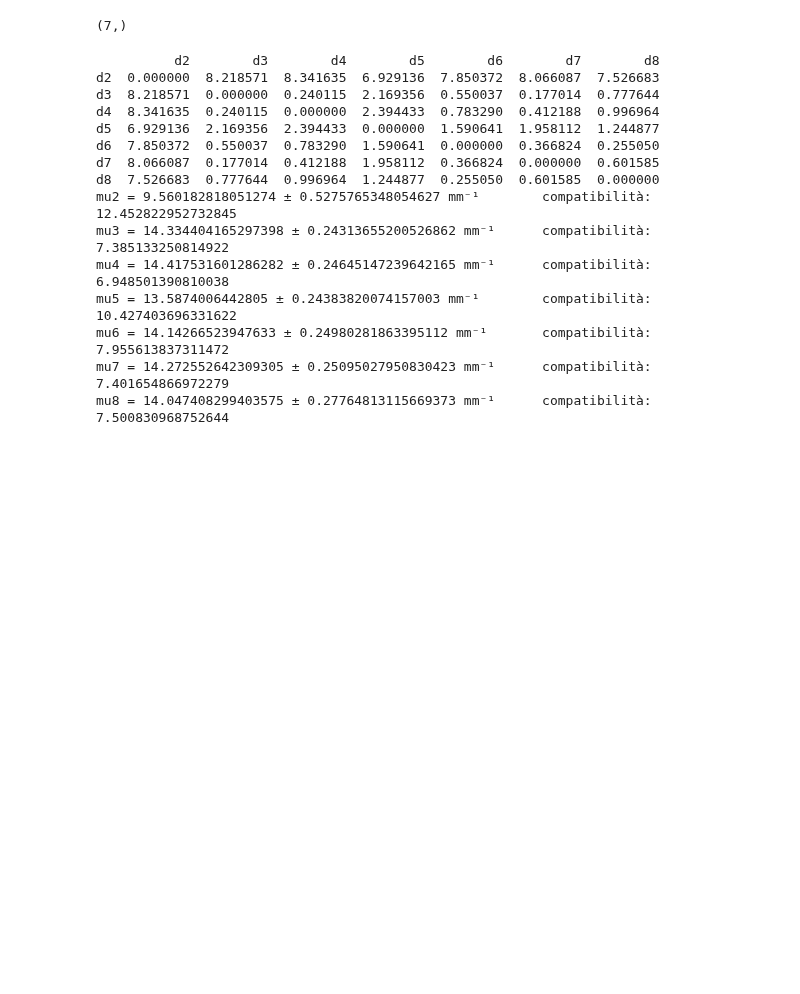
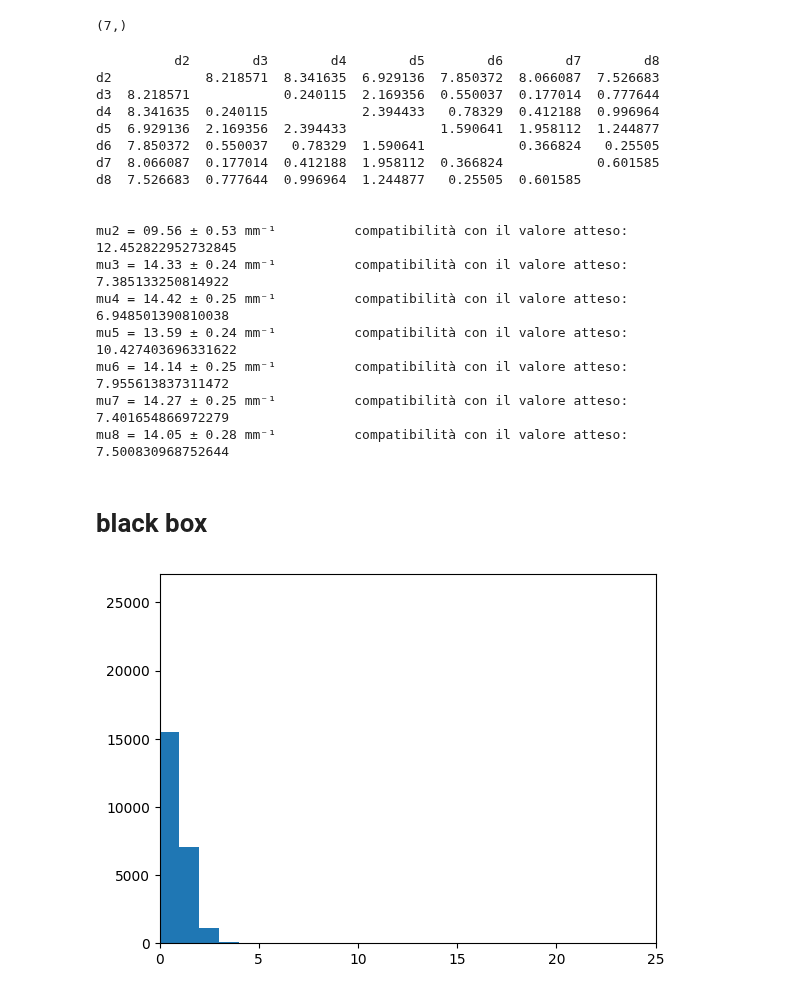
Before and after one commit to b3n3d3tt4/imaging, a Jupyter notebook: analisi.ipynb, the cells around one changed output. Cells and saved outputs as stored; diff of their text form; code cells hidden in the pictures; blank space fills up the shorter version.

```diff
--- a/analisi.ipynb
+++ b/analisi.ipynb
@@ -394,11 +394,11 @@ mu_pb = -(np.log(pb_int/hm_int))/(x_eff*rho_pb) #mm^2/g
 mu_pb_err = 1/(x_eff*rho_pb) * np.sqrt((pb_int_err/pb_int)**2 + (hm_int_err/hm_int)**2)
 
 #compatibilità tra di loro
-pb_compat_crossed = np.zeros((7, 7))
+pb_compat_crossed = np.zeros((7, 7), dtype=object)
 for i in range(len(mu_pb)):
     for j in range(len(mu_pb)):
         if j == i:
-            pb_compat_crossed[i, j] = 0
+            pb_compat_crossed[i, j] = ''
         else:
             pb_compat_crossed[i, j] = np.abs(mu_pb[i]-mu_pb[j])/np.sqrt(mu_pb_err[i]**2 + mu_pb_err[j]**2)
 
@@ -411,20 +411,27 @@ mu_atteso = 16.13 #mm^2/g trovato sul sito: https://physics.nist.gov/cgi-bin/Xco
 pb_compat = np.abs(mu_pb-mu_atteso)/mu_pb_err
 print('\n')
 for i in range(len(mu_pb)):
-    print(f'mu{i+2} = {mu_pb[i]} ± {mu_pb_err[i]} mm⁻¹ \t compatibilità: {pb_compat[i]}')
+    if i == 0:
+        print(f'mu{i+2} = 0{mu_pb[i]:.2f} ± {mu_pb_err[i]:.2f} mm⁻¹ \t compatibilità con il valore atteso: {pb_compat[i]}')
+    else:
+        print(f'mu{i+2} = {mu_pb[i]:.2f} ± {mu_pb_err[i]:.2f} mm⁻¹ \t compatibilità con il valore atteso: {pb_compat[i]}')
 # %% [output]
           d2        d3        d4        d5        d6        d7        d8
-d2  0.000000  8.218571  8.341635  6.929136  7.850372  8.066087  7.526683
-d3  8.218571  0.000000  0.240115  2.169356  0.550037  0.177014  0.777644
-d4  8.341635  0.240115  0.000000  2.394433  0.783290  0.412188  0.996964
-d5  6.929136  2.169356  2.394433  0.000000  1.590641  1.958112  1.244877
-d6  7.850372  0.550037  0.783290  1.590641  0.000000  0.366824  0.255050
-d7  8.066087  0.177014  0.412188  1.958112  0.366824  0.000000  0.601585
-d8  7.526683  0.777644  0.996964  1.244877  0.255050  0.601585  0.000000
-mu2 = 9.560182818051274 ± 0.5275765348054627 mm⁻¹        compatibilità: 12.452822952732845
-mu3 = 14.334404165297398 ± 0.24313655200526862 mm⁻¹      compatibilità: 7.385133250814922
-mu4 = 14.417531601286282 ± 0.24645147239642165 mm⁻¹      compatibilità: 6.948501390810038
-mu5 = 13.5874006442805 ± 0.24383820074157003 mm⁻¹        compatibilità: 10.427403696331622
-mu6 = 14.14266523947633 ± 0.24980281863395112 mm⁻¹       compatibilità: 7.955613837311472
-mu7 = 14.272552642309305 ± 0.25095027950830423 mm⁻¹      compatibilità: 7.401654866972279
-mu8 = 14.047408299403575 ± 0.27764813115669373 mm⁻¹      compatibilità: 7.500830968752644
+d2            8.218571  8.341635  6.929136  7.850372  8.066087  7.526683
+d3  8.218571            0.240115  2.169356  0.550037  0.177014  0.777644
+d4  8.341635  0.240115            2.394433   0.78329  0.412188  0.996964
+d5  6.929136  2.169356  2.394433            1.590641  1.958112  1.244877
+d6  7.850372  0.550037   0.78329  1.590641            0.366824   0.25505
+d7  8.066087  0.177014  0.412188  1.958112  0.366824            0.601585
+d8  7.526683  0.777644  0.996964  1.244877   0.25505  0.601585
+
+
+mu2 = 09.56 ± 0.53 mm⁻¹          compatibilità con il valore atteso: 12.452822952732845
+mu3 = 14.33 ± 0.24 mm⁻¹          compatibilità con il valore atteso: 7.385133250814922
+mu4 = 14.42 ± 0.25 mm⁻¹          compatibilità con il valore atteso: 6.948501390810038
+mu5 = 13.59 ± 0.24 mm⁻¹          compatibilità con il valore atteso: 10.427403696331622
+mu6 = 14.14 ± 0.25 mm⁻¹          compatibilità con il valore atteso: 7.955613837311472
+mu7 = 14.27 ± 0.25 mm⁻¹          compatibilità con il valore atteso: 7.401654866972279
+mu8 = 14.05 ± 0.28 mm⁻¹          compatibilità con il valore atteso: 7.500830968752644
+# %% [markdown]
+# black box
@@ -430,0 +483,8 @@ mu8 = 14.047408299403575 ± 0.27764813115669373 mm⁻¹      compatibilità: 7.5
+# %%
+prova = np.asarray(d5_pos1['Data_R;1']['Energy'].array())
+# %%
+plt.hist(prova, bins=prova.max())
+plt.xlim(0, 25)
+plt.show()
+# %% [output]
+[figure, added]
```
Also changed, not shown: parts of 11 cells of this notebook.
